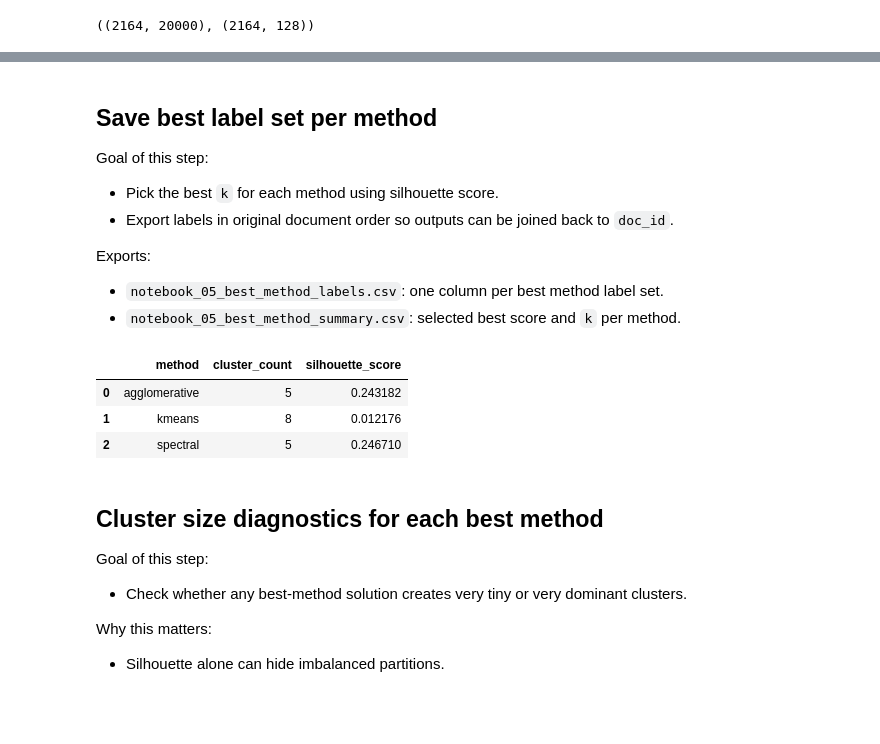
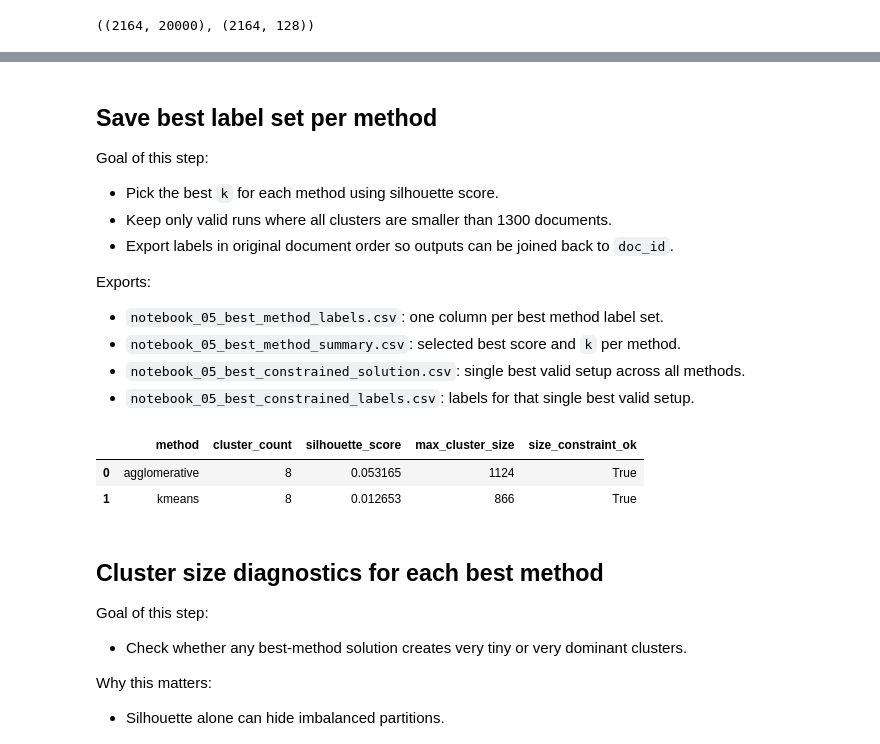
Before and after one commit to samuelvnimwegen/data-mining-anomaly-detection, a Jupyter notebook: notebooks/03_task2_clustering_methods_demo.ipynb, the cells around one changed output, grey strips where cells are left out. Saved outputs shown, nothing was run; the diff lists cells and outputs as text; code cells hidden in the pictures; blank space fills up the shorter version.

```diff
--- a/notebooks/03_task2_clustering_methods_demo.ipynb
+++ b/notebooks/03_task2_clustering_methods_demo.ipynb
@@ -200,39 +308,71 @@ clustering_metrics_data_frame.head(15)
 Goal of this step:
 
 - Pick the best `k` for each method using silhouette score.
+- Keep only valid runs where all clusters are smaller than 1300 documents.
 - Export labels in original document order so outputs can be joined back to `doc_id`.
 
 Exports:
 
 - `notebook_05_best_method_labels.csv`: one column per best method label set.
 - `notebook_05_best_method_summary.csv`: selected best score and `k` per method.
+- `notebook_05_best_constrained_solution.csv`: single best valid setup across all methods.
+- `notebook_05_best_constrained_labels.csv`: labels for that single best valid setup.
 # %%
+valid_rows = clustering_metrics_data_frame.loc[
+    clustering_metrics_data_frame["size_constraint_ok"] == True, :  # noqa: E712
+].dropna(subset=["silhouette_score"])
+
+if valid_rows.empty:
+    raise ValueError("No valid clustering run found where all clusters are smaller than 1300 documents.")
+
+# Best valid row per method.
 best_rows = (
-    clustering_metrics_data_frame.dropna(subset=["silhouette_score"])
-    .sort_values(["method", "silhouette_score"], ascending=[True, False])
+    valid_rows.sort_values(["method", "silhouette_score"], ascending=[True, False])
     .groupby("method", as_index=False)
     .first()
+)
+
+# Also keep one global winner across all methods under the same size constraint.
+best_constrained_solution_row = valid_rows.sort_values("silhouette_score", ascending=False).head(1).copy()
+selected_best_method_name = str(best_constrained_solution_row.iloc[0]["method"])
+selected_best_cluster_count = int(best_constrained_solution_row.iloc[0]["cluster_count"])
+selected_best_labels = labels_by_method_and_k[(selected_best_method_name, selected_best_cluster_count)]
+
+best_constrained_solution_row.to_csv(
+    results_data_directory_path / "notebook_05_best_constrained_solution.csv", index=False
+)
+
+best_constrained_labels_table = pd.DataFrame(
+    {
+        "doc_id": articles_data_frame["doc_id"].tolist(),
+        "label": selected_best_labels,
+    }
+)
+best_constrained_labels_table.to_csv(
+    results_data_directory_path / "notebook_05_best_constrained_labels.csv", index=False
 )
 
 # Start with IDs to keep output directly traceable.
 best_label_table = pd.DataFrame({"doc_id": articles_data_frame["doc_id"].tolist()})
 
 for _, row in best_rows.iterrows():
     method_name = str(row["method"])
     selected_cluster_count = int(row["cluster_count"])
     # Reuse stored labels from earlier loop.
     selected_labels = labels_by_method_and_k[(method_name, selected_cluster_count)]
     best_label_table[f"{method_name}_k{selected_cluster_count}"] = selected_labels
 
 best_label_table.to_csv(results_data_directory_path / "notebook_05_best_method_labels.csv", index=False)
 best_rows.to_csv(results_data_directory_path / "notebook_05_best_method_summary.csv", index=False)
 
+print("Best constrained overall solution:")
+print(best_constrained_solution_row[["method", "cluster_count", "silhouette_score", "max_cluster_size"]].to_string(index=False))
+
 best_rows
 # %% [output]
-|  | method | cluster_count | silhouette_score |
-| 0 | agglomerative | 5 | 0.243182 |
-| 1 | kmeans | 8 | 0.012176 |
-| 2 | spectral | 5 | 0.246710 |
+|  | method | cluster_count | silhouette_score | max_cluster_size | size_constraint_ok |
+| 0 | agglomerative | 8 | 0.053165 | 1124 | True |
+| 1 | kmeans | 8 | 0.012653 | 866 | True |
 # %% [markdown]
 ## Cluster size diagnostics for each best method
 
```
Also changed, not shown: parts of 29 cells of this notebook, 15 other files.
